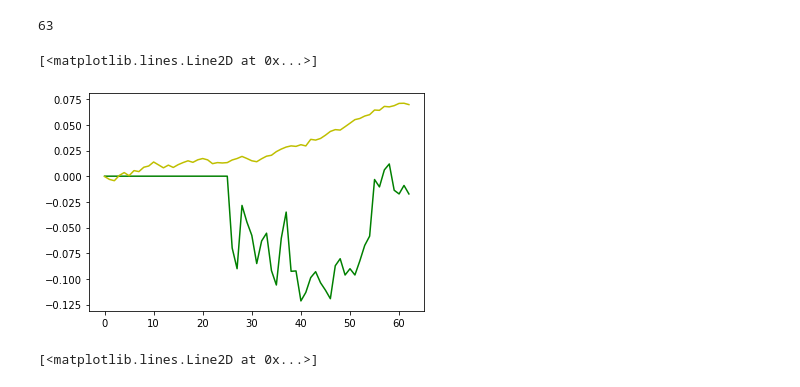
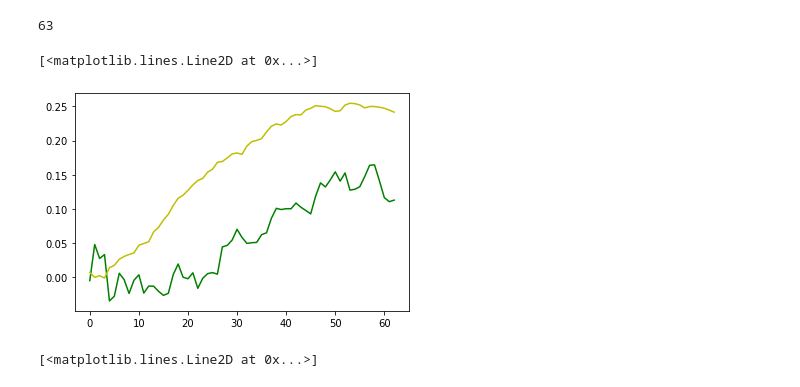
Before and after one commit to tekniktomten/LSTM-for-predicting-returns, a Jupyter notebook: LSTM.ipynb, the cells around one changed output. Cells and saved outputs as stored; diff of their text form; code cells hidden in the pictures.

Commit message:
changed a plot

```diff
--- a/LSTM.ipynb
+++ b/LSTM.ipynb
@@ -523,12 +523,12 @@ len(c)
 # %% [output]
 63
 # %%
-i = 22000
+i = 2220
 plt.plot(valY[i, : , 0], c="g")
 plt.plot(pred_val[i, : , 0], c="y")
 # %% [output]
 [<matplotlib.lines.Line2D at 0x...>]
-[figure, old version]
+[figure, new version]
 # %%
 pred_train = lstm_model.predict(trainX)
 # %%
```
